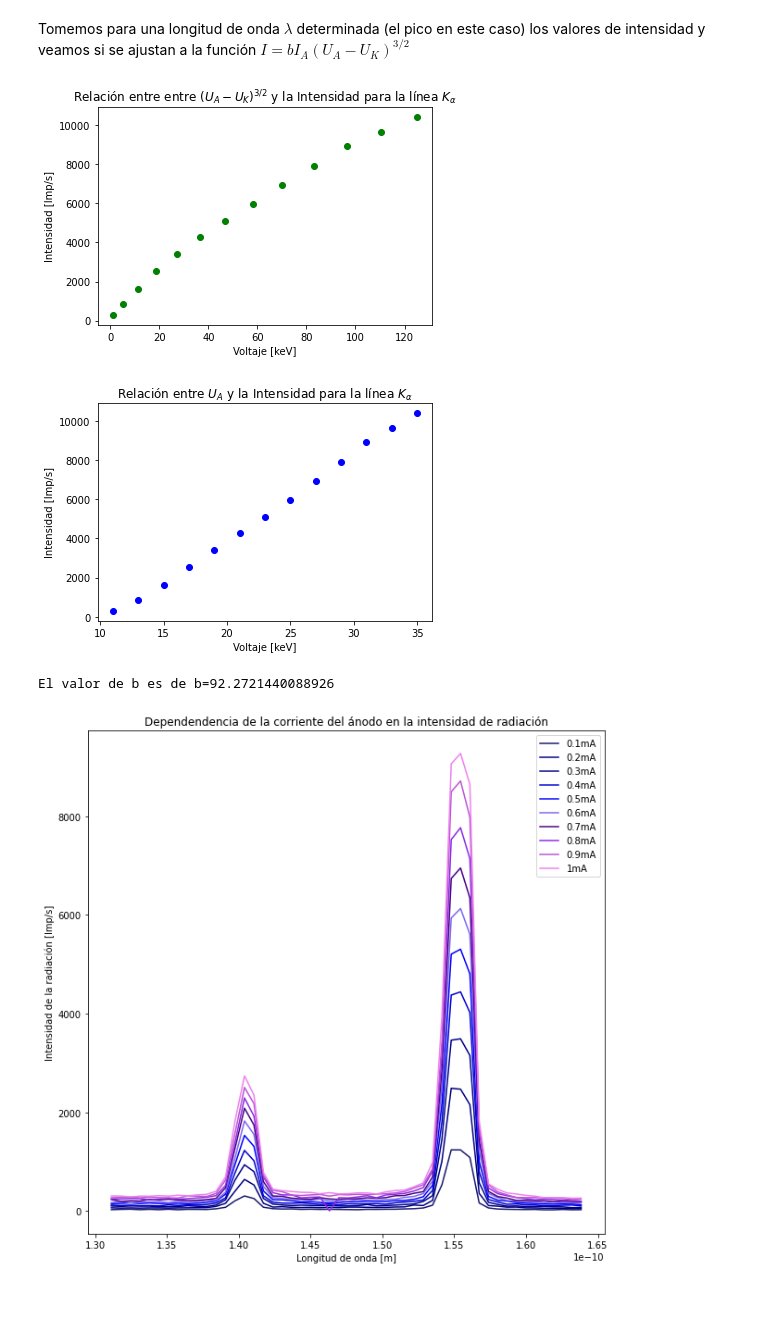
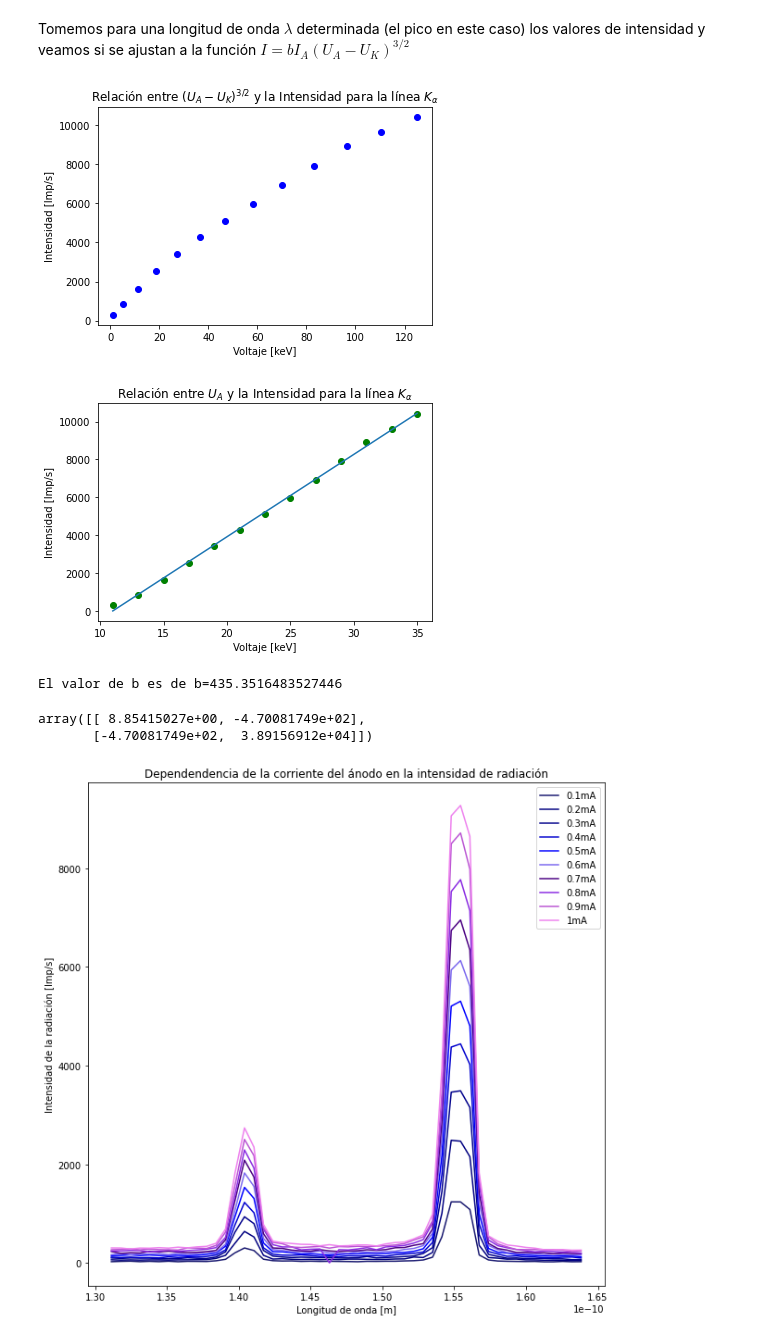
Before and after one commit to sofiaalvarezlopez/Laboratorio-Intermedio, a Jupyter notebook: Rayos X/Análisis de Datos - Informe.ipynb, the cells around one changed output. Saved outputs shown, nothing was run; the diff lists cells and outputs as text; code cells hidden in the pictures; blank space fills up the shorter version.

```diff
--- a/Rayos X/Análisis de Datos - Informe.ipynb
+++ b/Rayos X/Análisis de Datos - Informe.ipynb
@@ -351,23 +351,36 @@ popt_lin, pcov_lin = curve_fit(func, voltajes, intensidades_maximas)
 # %%
-plt.scatter((np.array(voltajes) - U_K)**(3/2), intensidades_maximas, color='green')
+# La verdad, novio, aquí no se bien qué ajuste hacer.
+
+plt.scatter((np.array(voltajes) - U_K)**(3/2), intensidades_maximas, color='blue')
+#plt.plot((np.array(voltajes) - U_K)**(3/2), popt[0]* + popt_lin[1], color='orange')
+
 plt.xlabel('Voltaje [keV]')
 plt.ylabel('Intensidad [Imp/s]')
-plt.title(r'Relación entre entre $(U_A - U_K)^{3/2}$ y la Intensidad para la línea $K_{\alpha}$')
+plt.title(r'Relación entre $(U_A - U_K)^{3/2}$ y la Intensidad para la línea $K_\alpha$')
 plt.show()
 # %% [output]
-[figure, old version]
+[figure, new version]
 # %%
-plt.scatter(voltajes, intensidades_maximas, color='blue')
+popt_lin, pcov_lin = curve_fit(func, np.array(voltajes), intensidades_maximas)
+
+
+plt.scatter(voltajes, intensidades_maximas, color='green')
+plt.plot(voltajes, popt_lin[0]*np.array(voltajes) + popt_lin[1])
 plt.xlabel('Voltaje [keV]')
 plt.ylabel('Intensidad [Imp/s]')
 plt.title(r'Relación entre $U_A$ y la Intensidad para la línea $K_\alpha$')
 plt.show()
 # %% [output]
-[figure, old version]
+[figure, new version]
 # %%
-print('El valor de b es de b={}'.format(popt[0]))
+print('El valor de b es de b={}'.format(popt_lin[0]))
 # %% [output]
-El valor de b es de b=92.2721440088926
+El valor de b es de b=435.3516483527446
+# %%
+pcov
+# %% [output]
+array([[ 8.85415027e+00, -4.70081749e+02],
+       [-4.70081749e+02,  3.89156912e+04]])
 # %%
 # Para corriente variable
 corriente_variable = pd.read_csv('Actividad3/Corriente variable/0-1mA', sep='\t')
```
Also changed, not shown: parts of 12 cells of this notebook.
